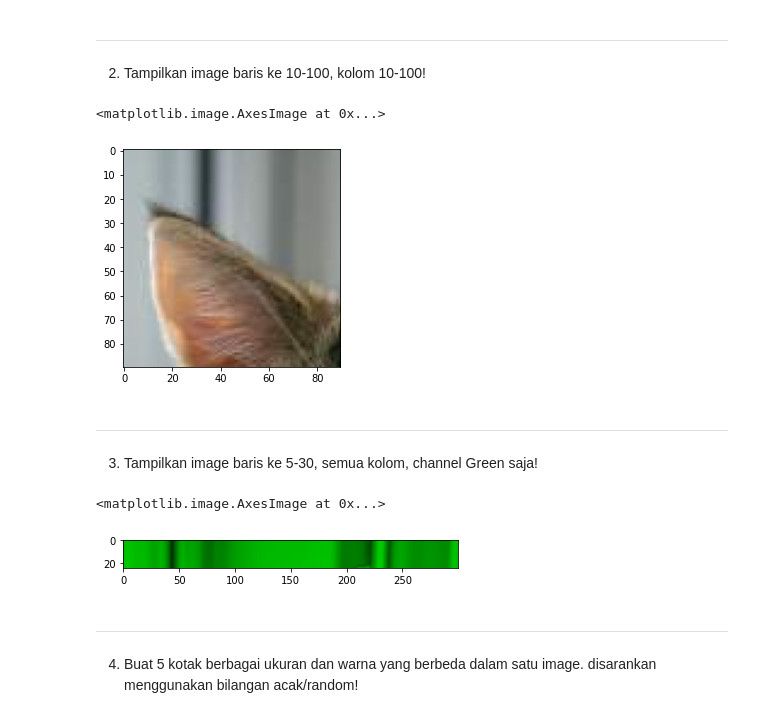
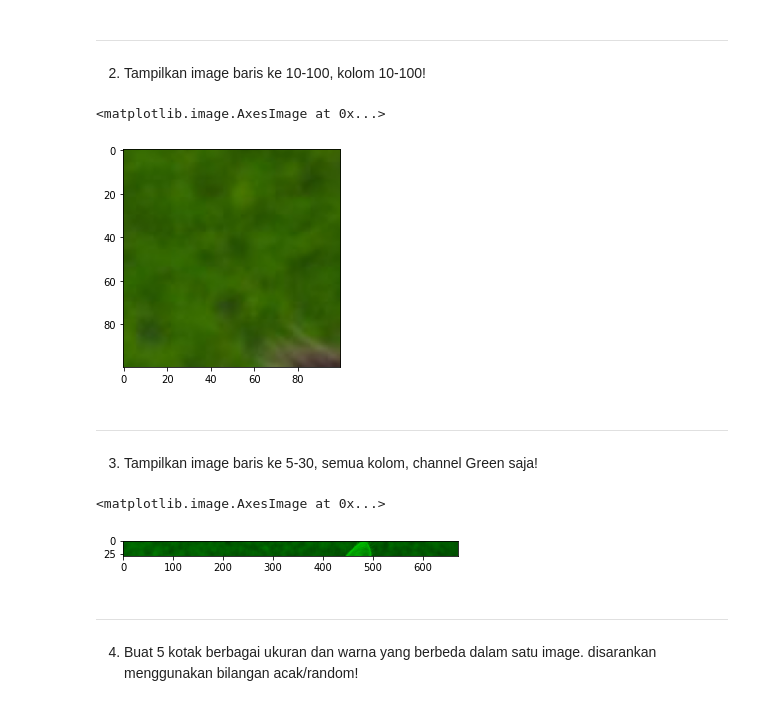
Before and after one commit to rizkinahayyuni/PCVK_Genap_2022, a Jupyter notebook: Modul2.ipynb, the cells around one changed output. Drawn from its saved outputs; the diff is of its cells as text; code cells hidden in the pictures.

```diff
--- a/Modul2.ipynb
+++ b/Modul2.ipynb
@@ -138,7 +138,7 @@ plt.imshow(black_img2)
 
 1. Tampilkan image dalam channel Red-Green dan Green-Blue saja!
 # %%
-image = cv.imread('/content/drive/MyDrive/DATA/kitten02.jpg')
+image = cv.imread('/content/drive/MyDrive/DATA/kitten01.jpg')
 image2 = cv.cvtColor(image, cv.COLOR_BGR2RGB)
 plt.imshow(image2)
 # %% [output]
@@ -167,11 +167,11 @@ plt.imshow(green_blue)
 2. Tampilkan image baris ke 10-100, kolom 10-100!
 # %%
 image3 = image2.copy()
-crop_image = image3[10:100, 10:100]
+crop_image = image3[10:110, 10:110]       # memotong gambar dari dimana [(titik koordinat y mulai):(titik koordinat y akhir),(titik koordinat x mulai):(titik koordinat x akhir)]
 plt.imshow(crop_image)
 # %% [output]
 <matplotlib.image.AxesImage at 0x...>
-[figure, old version]
+[figure, new version]
 # %% [markdown]
 
 
@@ -179,13 +179,13 @@ plt.imshow(crop_image)
 
 3. Tampilkan image baris ke 5-30, semua kolom, channel Green saja!
 # %%
-crop_image2 = image3[5:30, 0:image3.shape[1]]
-crop_image2[:, :, 0] = 0                       # Zero out contribution from red
-crop_image2[:, :, 2] = 0                       # Zero out contribution from blue
+crop_image2 = image3[5:35, 0:image3.shape[1]]  # Memotong gambar
+crop_image2[:, :, 0] = 0                       # Membuat kontribusi dari warna merah menjadi 0
+crop_image2[:, :, 2] = 0                       # Membuat kontribusi dari warna biru menjadi 0
 plt.imshow(crop_image2)
 # %% [output]
 <matplotlib.image.AxesImage at 0x...>
-[figure, old version]
+[figure, new version]
 # %% [markdown]
 
 
```
Also changed, not shown: parts of 15 cells of this notebook.
